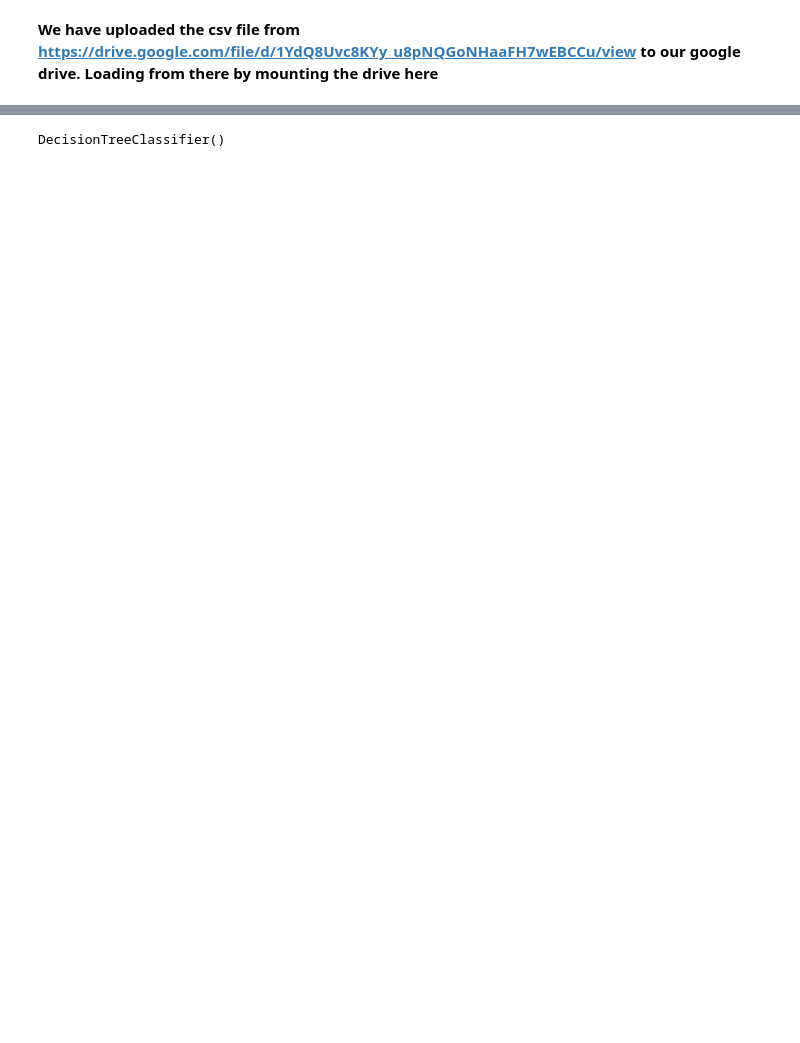
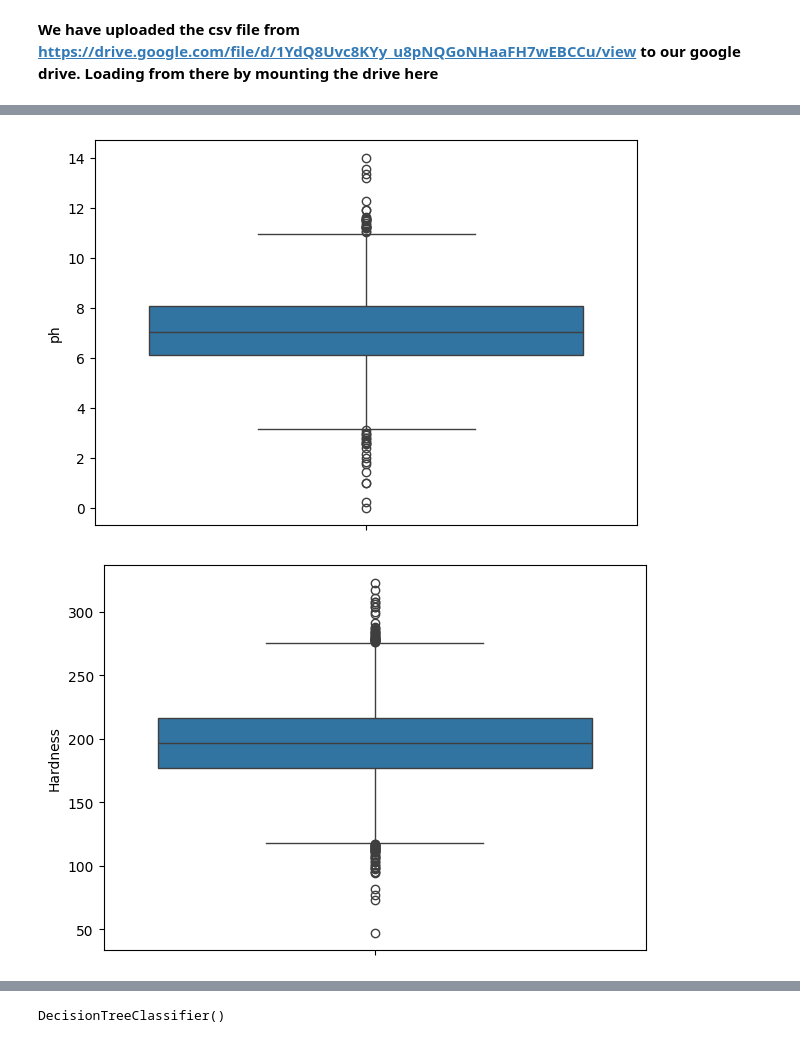
Before and after one commit to maverick98/Coursera, a Jupyter notebook: machine_learning_assignment_1.ipynb, the cells around one changed output, grey strips where cells are left out. Cells and saved outputs as stored; diff of their text form; code cells hidden in the pictures; blank space fills up the shorter version.

```diff
--- a/machine_learning_assignment_1.ipynb
+++ b/machine_learning_assignment_1.ipynb
@@ -57,0 +78,11 @@ plt.show()
+# %%
+def plot_box_plots(df):
+    for col in df.columns:
+        plt.figure(figsize=(7,5))
+        sns.boxplot(data=df[col],orient='H')
+        plt.show
+# %%
+plot_box_plots(df)
+# %% [output]
+[figure, added]
+[figure, added]
```
Also changed, not shown: parts of 25 cells of this notebook.
